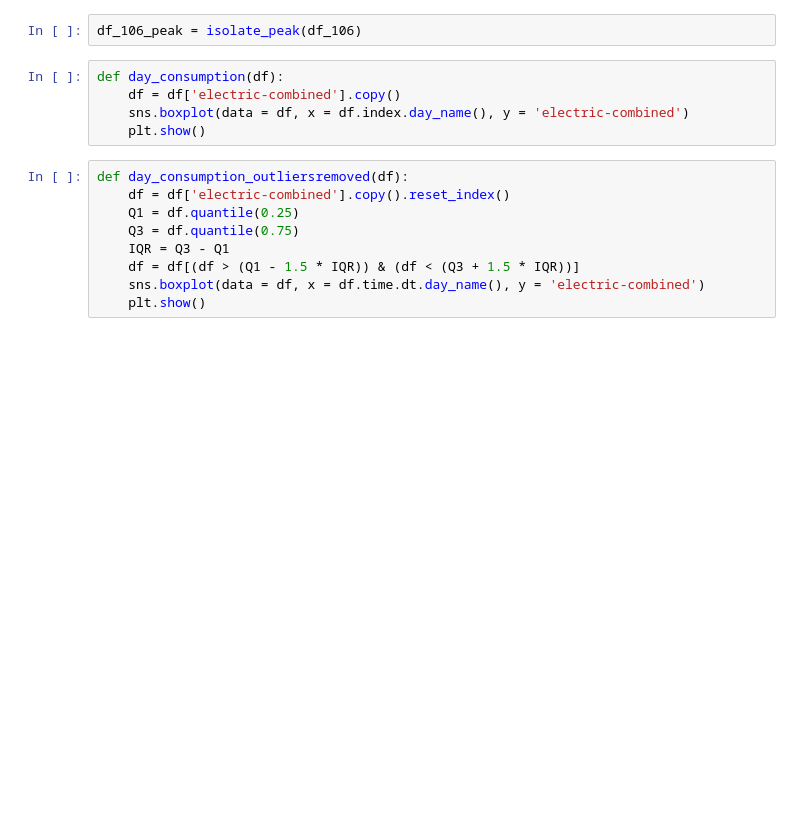
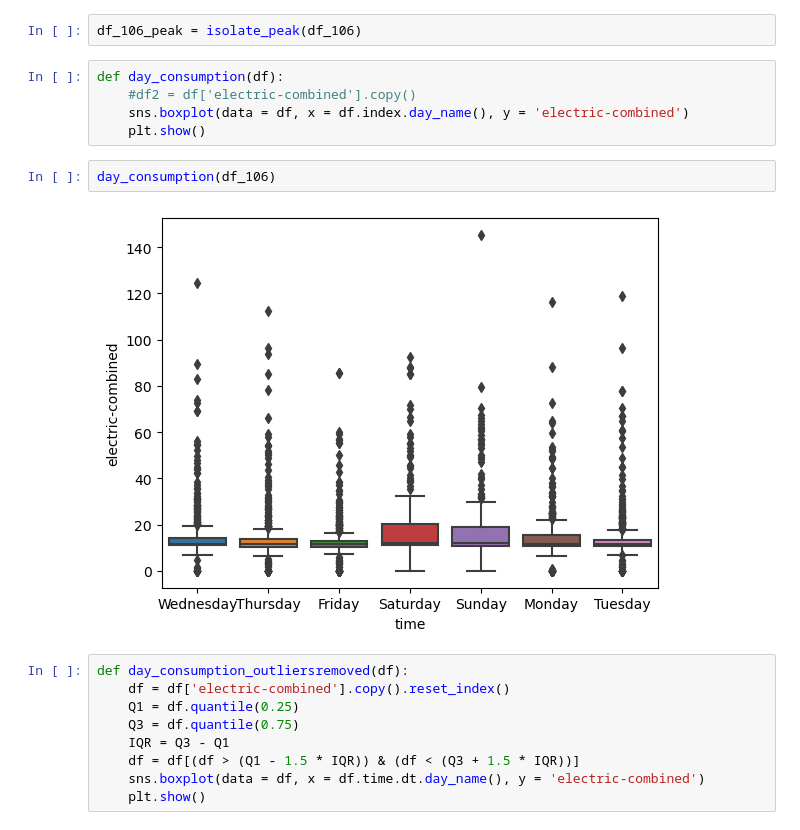
Before and after one commit to baz263/Ideal_dataset, a Jupyter notebook: coding/EDA/DF_builder_01_hourly.ipynb, the cells around one changed output. Saved outputs shown, nothing was run; the diff lists cells and outputs as text; blank space fills up the shorter version.

```diff
--- a/coding/EDA/DF_builder_01_hourly.ipynb
+++ b/coding/EDA/DF_builder_01_hourly.ipynb
@@ -540,9 +568,13 @@ def isolate_peak(df):
 df_106_peak = isolate_peak(df_106)
 # %%
 def day_consumption(df):
-    df = df['electric-combined'].copy()
+    #df2 = df['electric-combined'].copy()
     sns.boxplot(data = df, x = df.index.day_name(), y = 'electric-combined')
     plt.show()
+# %%
+day_consumption(df_106)
+# %% [output]
+[figure, added]
 # %%
 def day_consumption_outliersremoved(df):
     df = df['electric-combined'].copy().reset_index()
```
Also changed, not shown: parts of 10 cells of this notebook, 4 other files.
